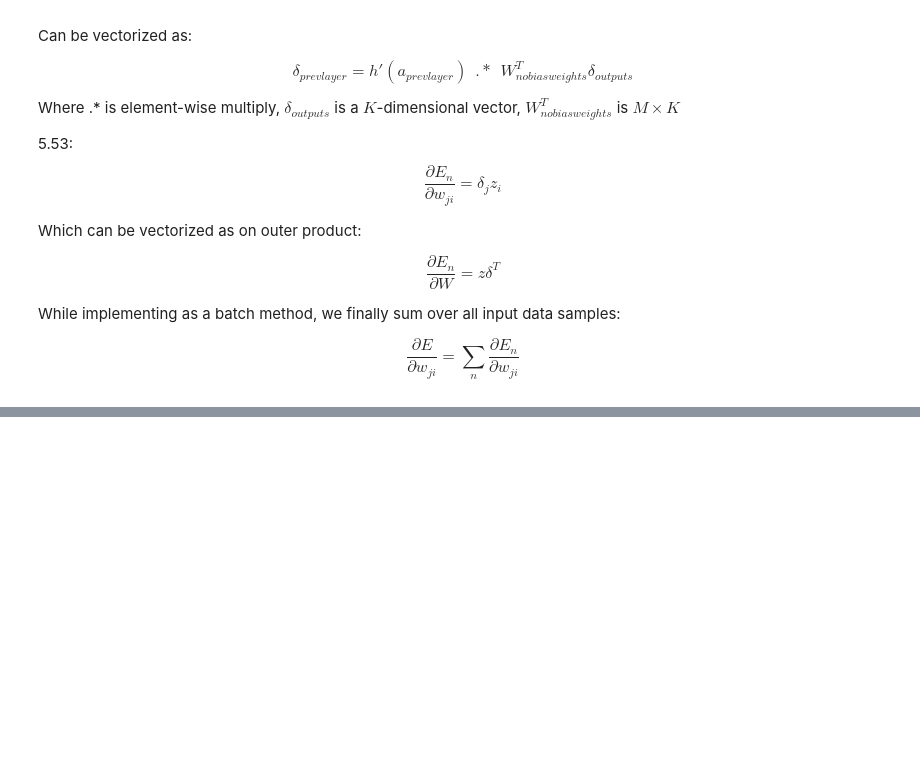
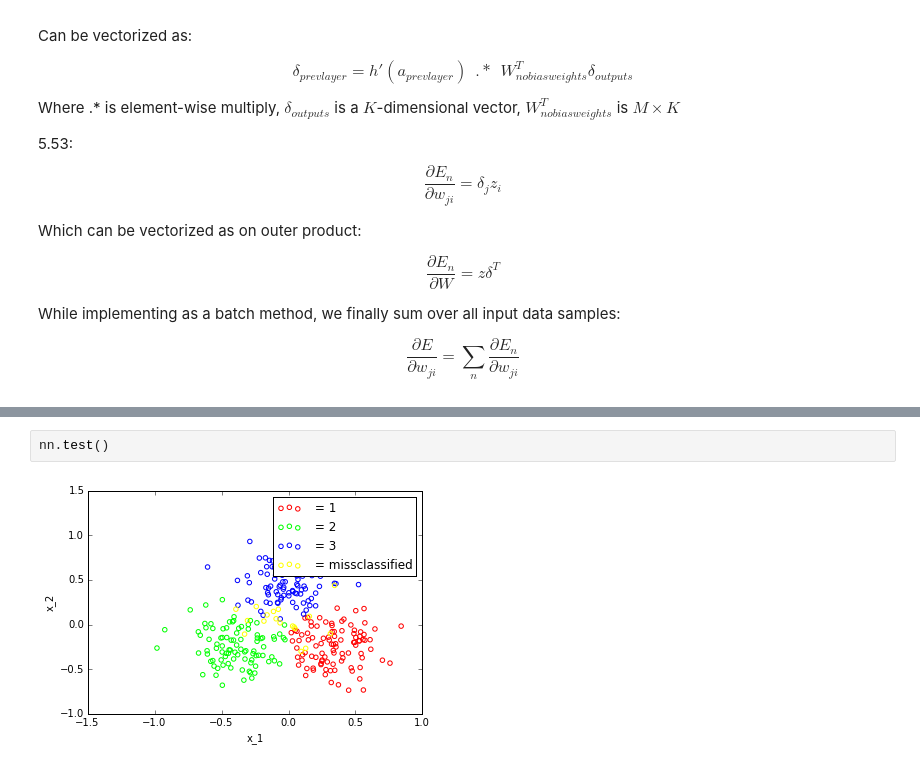
Before and after one commit to peteflorence/Machine-Learning-6.867-homework, a Jupyter notebook: hw3/prob_2_firstpart.ipynb, the cells around one changed output, grey strips where cells are left out. Saved outputs shown, nothing was run; the diff lists cells and outputs as text; blank space fills up the shorter version.

```diff
--- a/hw3/prob_2_firstpart.ipynb
+++ b/hw3/prob_2_firstpart.ipynb
@@ -230,0 +256,4 @@ nn.plotData()
+# %%
+nn.test()
+# %% [output]
+[figure, added]
```
Also changed, not shown: parts of 8 cells of this notebook, 2 other files.
